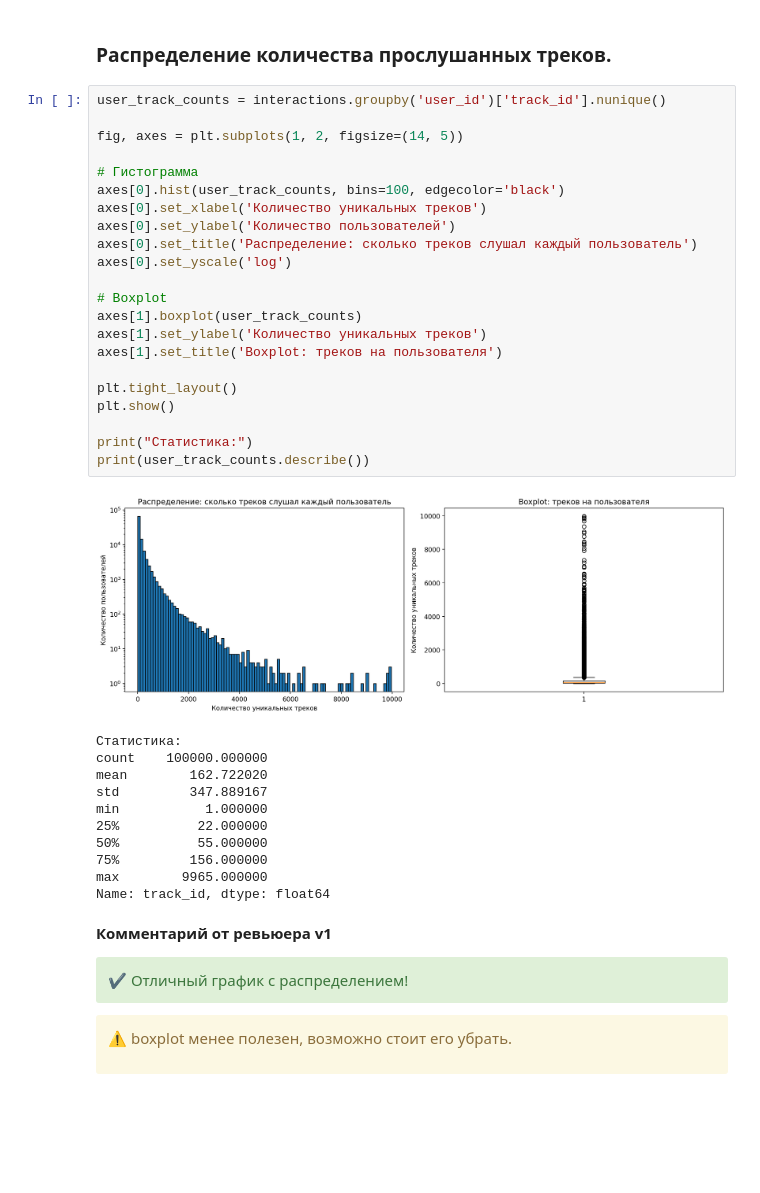
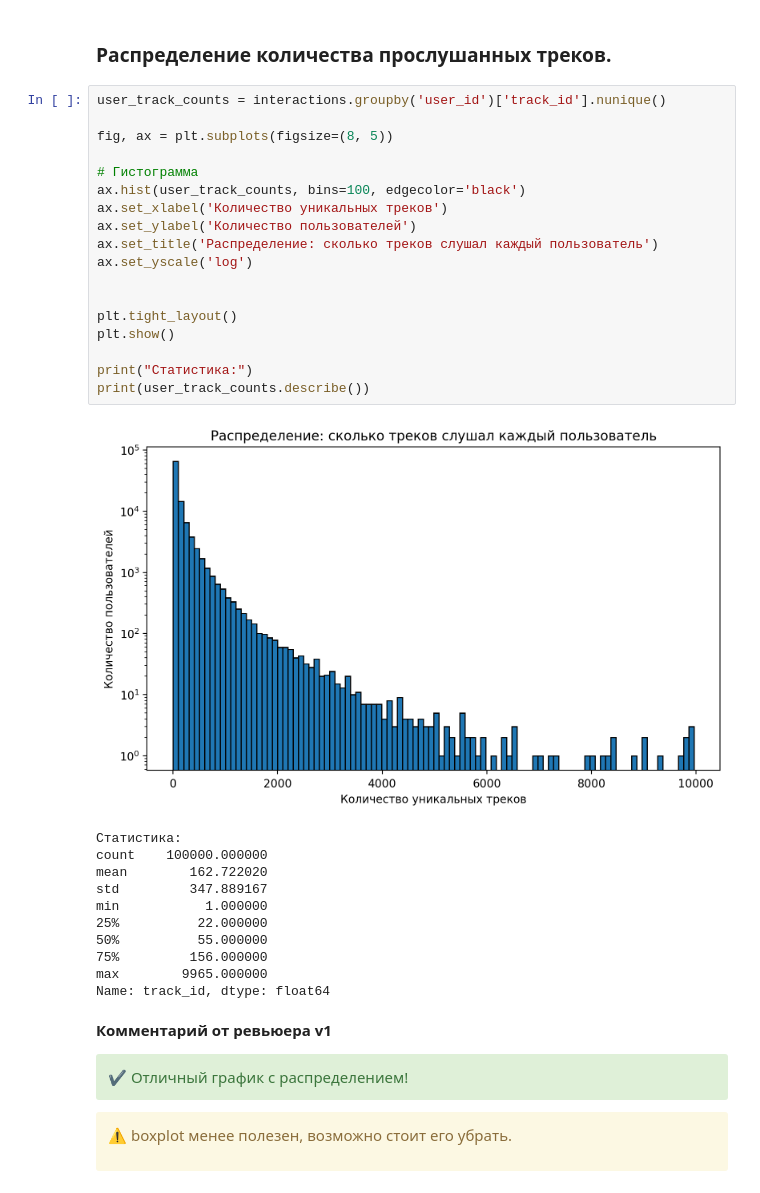
Before and after one commit to AlexandraVanpaga/project_4, a Jupyter notebook: recommendations.ipynb, the cells around one changed output. Cells and saved outputs as stored; diff of their text form; blank space fills up the shorter version.

```diff
--- a/recommendations.ipynb
+++ b/recommendations.ipynb
@@ -436,27 +436,23 @@ interactions = pd.read_parquet('interactions_clean.parquet')
 # %%
 user_track_counts = interactions.groupby('user_id')['track_id'].nunique()
 
-fig, axes = plt.subplots(1, 2, figsize=(14, 5))
+fig, ax = plt.subplots(figsize=(8, 5))
 
 # Гистограмма
-axes[0].hist(user_track_counts, bins=100, edgecolor='black')
-axes[0].set_xlabel('Количество уникальных треков')
-axes[0].set_ylabel('Количество пользователей')
-axes[0].set_title('Распределение: сколько треков слушал каждый пользователь')
-axes[0].set_yscale('log')
+ax.hist(user_track_counts, bins=100, edgecolor='black')
+ax.set_xlabel('Количество уникальных треков')
+ax.set_ylabel('Количество пользователей')
+ax.set_title('Распределение: сколько треков слушал каждый пользователь')
+ax.set_yscale('log')
 
-# Boxplot
-axes[1].boxplot(user_track_counts)
-axes[1].set_ylabel('Количество уникальных треков')
-axes[1].set_title('Boxplot: треков на пользователя')
 
 plt.tight_layout()
 plt.show()
 
 print("Статистика:")
 print(user_track_counts.describe())
 # %% [output]
-[figure, old version]
+[figure, new version]
 Статистика:
 count    100000.000000
 mean        162.722020
```
Also changed, not shown: parts of 5 cells of this notebook, 6 other files.
